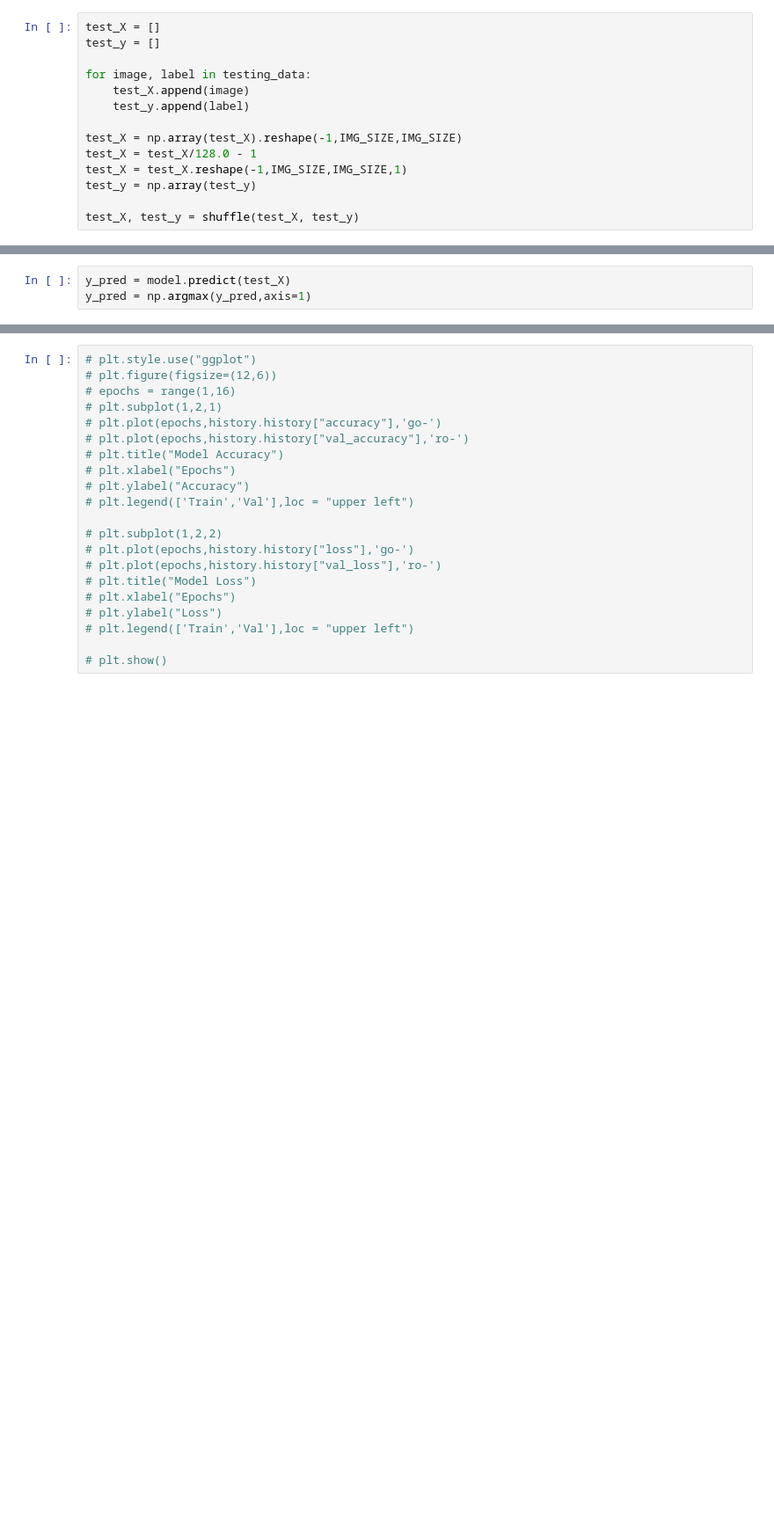
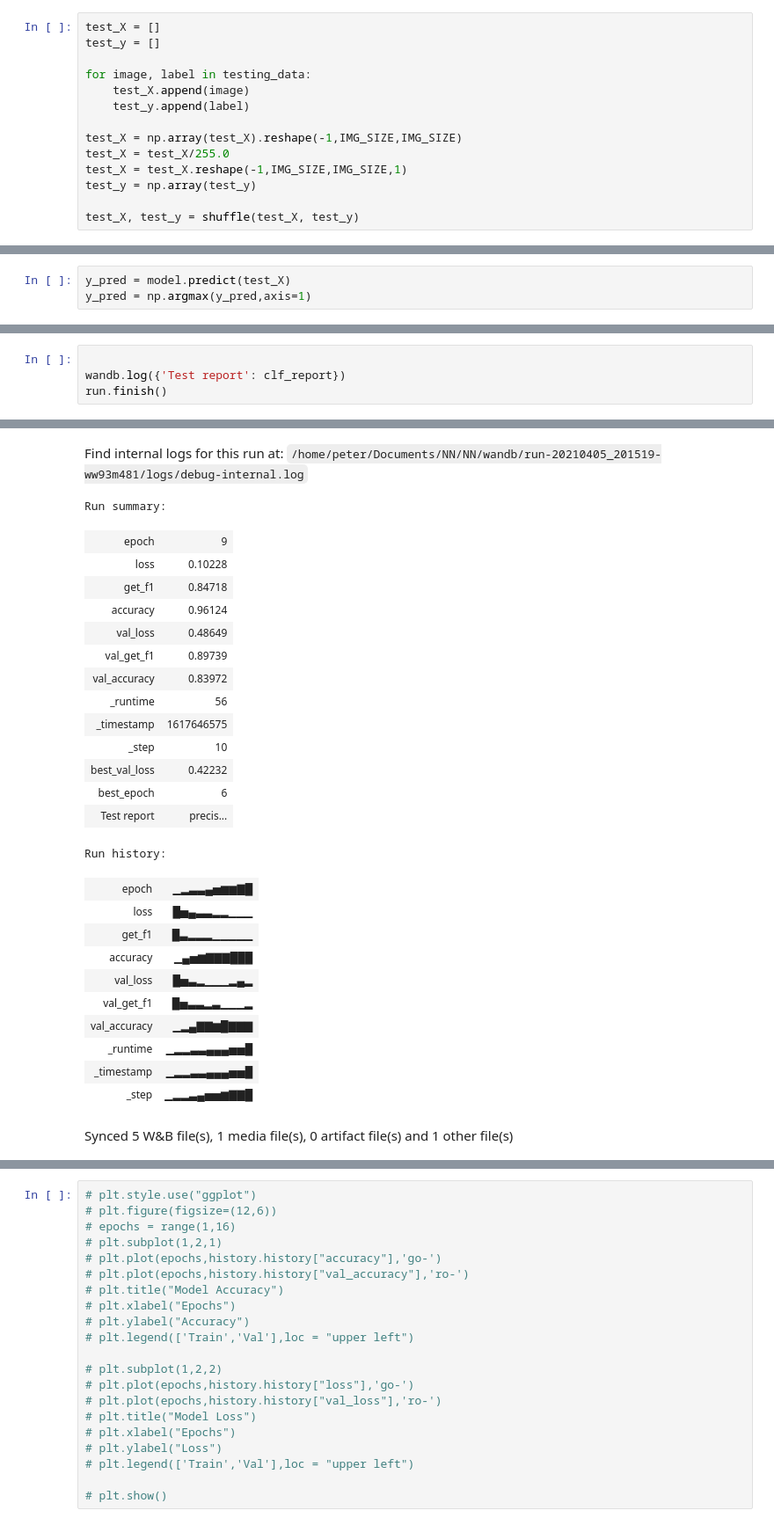
Before and after one commit to SakalikPeter/NN, a Jupyter notebook: train.ipynb, the cells around one changed output, grey strips where cells are left out. Shown at 88% size. Drawn from its saved outputs; the diff is of its cells as text; blank space fills up the shorter version.

```diff
--- a/train.ipynb
+++ b/train.ipynb
@@ -42,7 +85,7 @@ for image, label in testing_data:
     test_y.append(label)
 
 test_X = np.array(test_X).reshape(-1,IMG_SIZE,IMG_SIZE)
-test_X = test_X/128.0 - 1
+test_X = test_X/255.0
 test_X = test_X.reshape(-1,IMG_SIZE,IMG_SIZE,1)
 test_y = np.array(test_y)
 
@@ -138,0 +186,5 @@ weighted avg       0.75      0.69      0.64       394
+# %%
+
+wandb.log({'Test report': clf_report})
+run.finish()
+# %% [output]
@@ -138,0 +195,27 @@ weighted avg       0.75      0.69      0.64       394
+Find internal logs for this run at: /home/peter/Documents/NN/NN/wandb/run-20210405_201519-ww93m481/logs/debug-internal.log
+Run summary:
+| epoch | 9 |
+| loss | 0.10228 |
+| get_f1 | 0.84718 |
+| accuracy | 0.96124 |
+| val_loss | 0.48649 |
+| val_get_f1 | 0.89739 |
+| val_accuracy | 0.83972 |
+| _runtime | 56 |
+| _timestamp | 1617646575 |
+| _step | 10 |
+| best_val_loss | 0.42232 |
+| best_epoch | 6 |
+| Test report | precis... |
+Run history:
+| epoch | ▁▂▃▃▄▅▆▆▇█ |
+| loss | █▅▄▃▃▂▂▁▁▁ |
+| get_f1 | █▃▂▂▂▁▁▁▁▁ |
+| accuracy | ▁▄▅▆▇▇▇███ |
+| val_loss | █▅▃▂▁▁▁▂▄▂ |
+| val_get_f1 | █▅▃▃▂▃▁▁▁▂ |
+| val_accuracy | ▁▂▄▇▇▆█▇▇▇ |
+| _runtime | ▁▂▂▃▃▄▄▄▅▅█ |
+| _timestamp | ▁▂▂▃▃▄▄▄▅▅█ |
+| _step | ▁▂▂▃▄▅▅▆▇▇█ |
+Synced 5 W&B file(s), 1 media file(s), 0 artifact file(s) and 1 other file(s)
```
Also changed, not shown: parts of 8 cells of this notebook.
